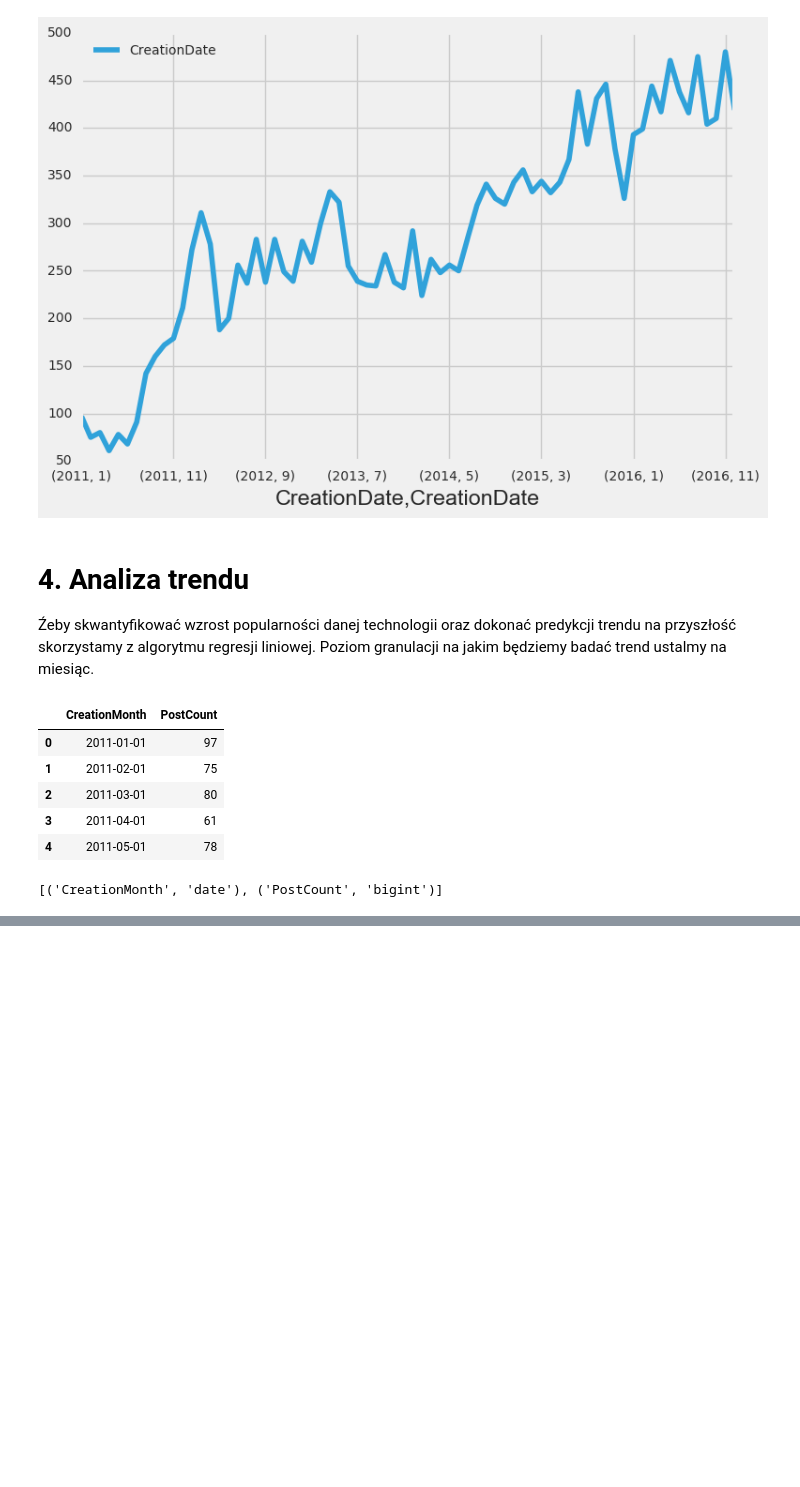
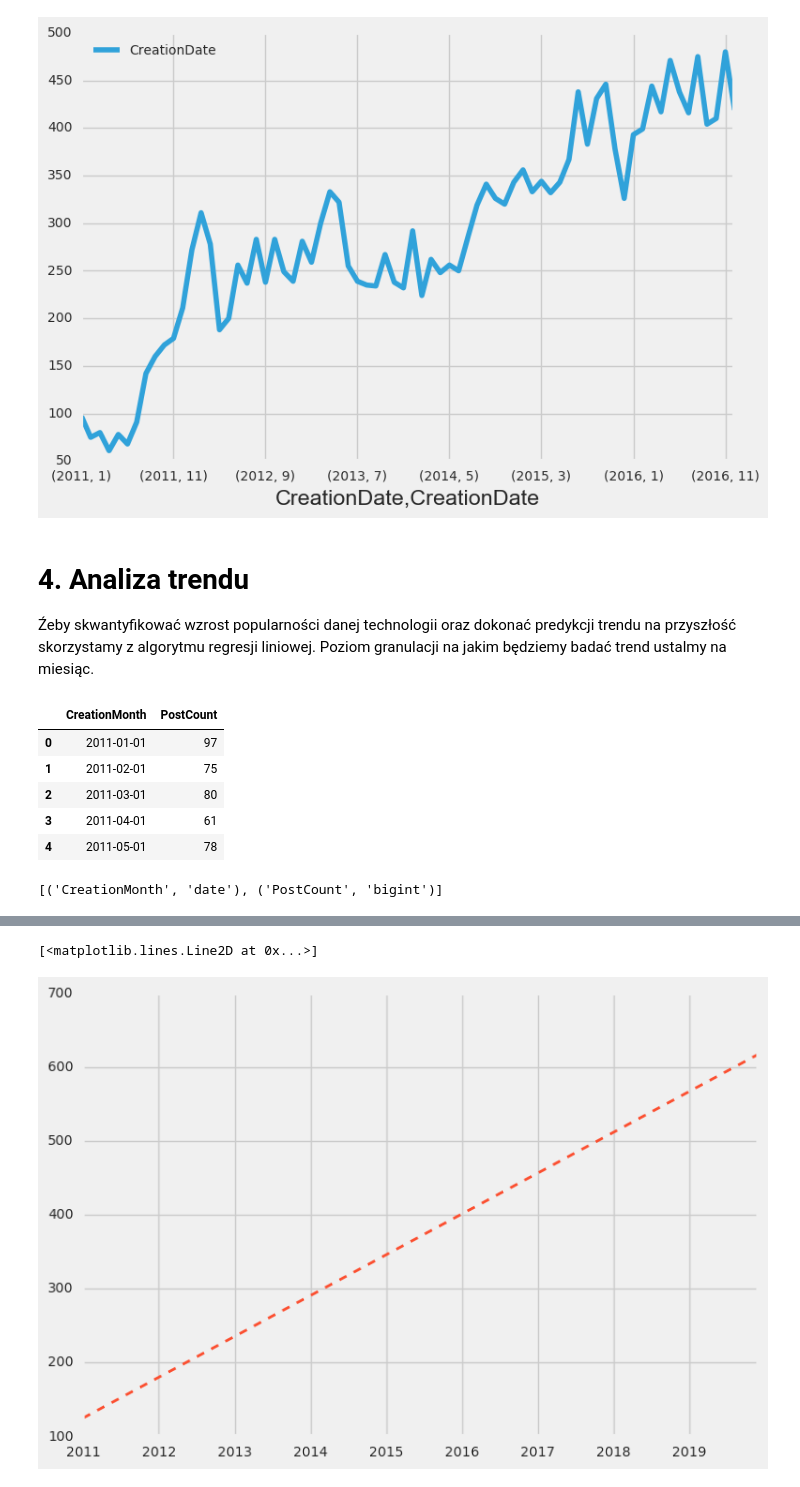
Before and after one commit to rafalpa/python_scripts, a Jupyter notebook: projekt/Projekt_zaliczeniowy.ipynb, the cells around one changed output, grey strips where cells are left out. Cells and saved outputs as stored; diff of their text form; code cells hidden in the pictures; blank space fills up the shorter version.

```diff
--- a/projekt/Projekt_zaliczeniowy.ipynb
+++ b/projekt/Projekt_zaliczeniowy.ipynb
@@ -422,0 +430,7 @@ posts_aggr.dtypes
+# %%
+from pyspark.sql.functions import unix_timestamp
+posts_aggr_cast=posts_aggr \
+.select(col('CreationMonth'), col('PostCount')) \
+.withColumn(
+    'CreationMonth', unix_timestamp(posts_aggr.CreationMonth, 'yyyy-MM-dd'))
+posts_aggr_cast.show(5)
@@ -450,0 +496,6 @@ lrModel = lr.fit(training)
+# %%
+test_rdd = sc.parallelize(all_yrs)
+row = Row('CreationMonth')
+all_years_features = t.transform(test_rdd.map(row).toDF())
+df_results = lrModel.transform(all_years_features).toPandas()
+df_results[25:32]
@@ -450,0 +513,4 @@ lrModel = lr.fit(training)
+# %%
+df_results['CreationMonth']=pd \
+.to_datetime(df_results['CreationMonth'], unit='s')
+df_results[5:10]
@@ -450,0 +524,11 @@ lrModel = lr.fit(training)
+# %%
+plt.plot(
+    df_results.CreationMonth,
+    df_results.prediction,
+    linewidth = 2,
+    linestyle = '--',
+    color = '#fc4f30',
+    label = 'L2 Fit')
+# %% [output]
+[<matplotlib.lines.Line2D at 0x...>]
+[figure, added]
```
Also changed, not shown: parts of 16 cells of this notebook, 8 other files.
